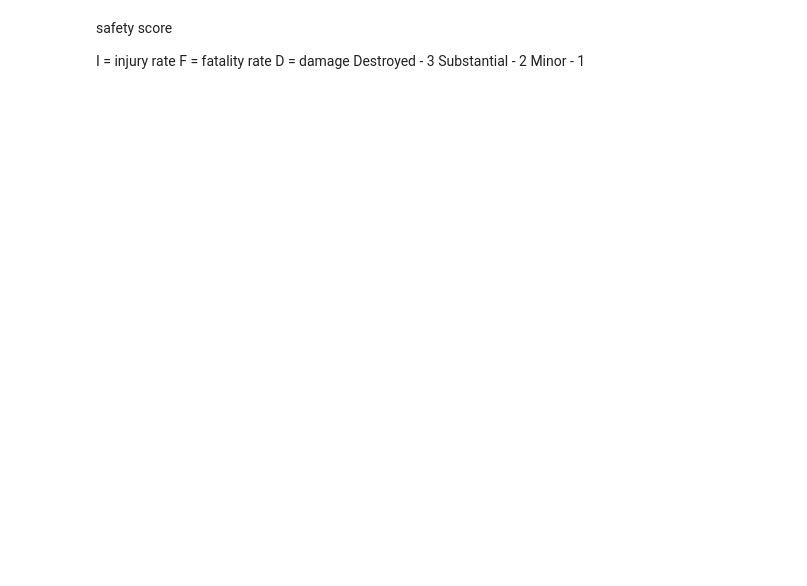
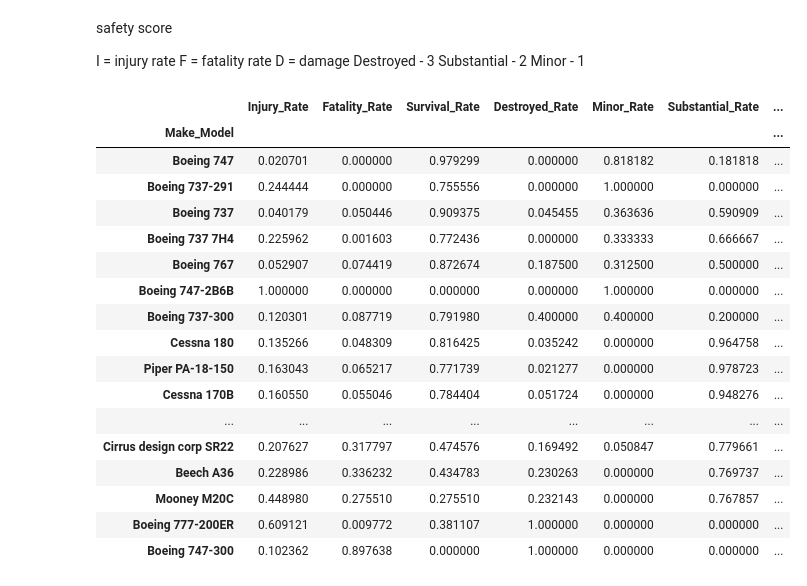
Before and after one commit to kaceyclougher/Phase-1-Project, a Jupyter notebook: Irwin's Analysis.ipynb, the cells around one changed output. Saved outputs shown, nothing was run; the diff lists cells and outputs as text; code cells hidden in the pictures; blank space fills up the shorter version.

```diff
--- a/Irwin's Analysis.ipynb
+++ b/Irwin's Analysis.ipynb
@@ -283,3 +262,54 @@ D = damage
     Destroyed - 3
     Substantial - 2
     Minor - 1
+# %%
+top_20 = df['Make_Model'].value_counts()
+Model_Rates = df[df['Make_Model'].isin(top_20.index)][['Make_Model', 'Total_Fatal_Injuries','Total_Injuries', 'Total_Passengers', 'Aircraft_Damage']]
+Model_Rates = df.groupby(['Make_Model'])[['Total_Injuries', 'Total_Fatal_Injuries','Total_Passengers']].sum().nlargest(60, columns=['Total_Injuries', 'Total_Passengers'])
+Model_Rates['Injury_Rate'] = Model_Rates['Total_Injuries']/Model_Rates['Total_Passengers']
+Model_Rates['Fatality_Rate'] = Model_Rates['Total_Fatal_Injuries']/Model_Rates['Total_Passengers']
+Model_Rates['Survival_Rate'] = 1- Model_Rates['Injury_Rate'] - Model_Rates['Fatality_Rate']
+Model_Rates
+
+Model_damage_list = df[df['Make_Model'].isin(top_20.index)][['Make_Model', 'Aircraft_Damage']]
+Model_damage_df = Model_damage_list.groupby(['Make_Model','Aircraft_Damage']).size().to_frame(None)
+Model_damage_sum = Model_damage_df.groupby(level='Make_Model').sum()
+
+Model_normalized_damage_df = Model_damage_df.div(Model_damage_sum, level='Make_Model')
+Model_normalized_damage_df = Model_normalized_damage_df.unstack(level=1, fill_value = 0)
+Model_normalized_damage_df
+
+Model_safety_score_df = Model_Rates.merge(Model_normalized_damage_df, left_index=True, right_index=True);
+
+Model_safety_score_df.rename(columns = {
+    (0, 'Destroyed') : 'Destroyed_Rate',
+    (0, 'Minor'): 'Minor_Rate',
+    (0, 'Substantial'): 'Substantial_Rate'
+}, inplace= True)
+
+Model_safety_score_df.drop(Model_safety_score_df.columns[0:3],axis =1,inplace= True)
+
+Model_safety_score_df['Safety_Score'] = (
+    10 * Model_safety_score_df['Fatality_Rate'] + 30 * Model_safety_score_df['Injury_Rate'] +  60 * Model_safety_score_df['Survival_Rate'] +
+    10 * Model_safety_score_df['Destroyed_Rate'] + 30 * Model_safety_score_df['Substantial_Rate']+ 60 * Model_safety_score_df['Minor_Rate'])
+
+Model_safety_score_df.sort_values(by=['Safety_Score'], ascending=False)
+# %% [output]
+|  | Injury_Rate | Fatality_Rate | Survival_Rate | Destroyed_Rate | Minor_Rate | Substantial_Rate | ... |
+| Make_Model |  |  |  |  |  |  | ... |
+| Boeing 747 | 0.020701 | 0.000000 | 0.979299 | 0.000000 | 0.818182 | 0.181818 | ... |
+| Boeing 737-291 | 0.244444 | 0.000000 | 0.755556 | 0.000000 | 1.000000 | 0.000000 | ... |
+| Boeing 737 | 0.040179 | 0.050446 | 0.909375 | 0.045455 | 0.363636 | 0.590909 | ... |
+| Boeing 737 7H4 | 0.225962 | 0.001603 | 0.772436 | 0.000000 | 0.333333 | 0.666667 | ... |
+| Boeing 767 | 0.052907 | 0.074419 | 0.872674 | 0.187500 | 0.312500 | 0.500000 | ... |
+| Boeing 747-2B6B | 1.000000 | 0.000000 | 0.000000 | 0.000000 | 1.000000 | 0.000000 | ... |
+| Boeing 737-300 | 0.120301 | 0.087719 | 0.791980 | 0.400000 | 0.400000 | 0.200000 | ... |
+| Cessna 180 | 0.135266 | 0.048309 | 0.816425 | 0.035242 | 0.000000 | 0.964758 | ... |
+| Piper PA-18-150 | 0.163043 | 0.065217 | 0.771739 | 0.021277 | 0.000000 | 0.978723 | ... |
+| Cessna 170B | 0.160550 | 0.055046 | 0.784404 | 0.051724 | 0.000000 | 0.948276 | ... |
+| ... | ... | ... | ... | ... | ... | ... | ... |
+| Cirrus design corp SR22 | 0.207627 | 0.317797 | 0.474576 | 0.169492 | 0.050847 | 0.779661 | ... |
+| Beech A36 | 0.228986 | 0.336232 | 0.434783 | 0.230263 | 0.000000 | 0.769737 | ... |
+| Mooney M20C | 0.448980 | 0.275510 | 0.275510 | 0.232143 | 0.000000 | 0.767857 | ... |
+| Boeing 777-200ER | 0.609121 | 0.009772 | 0.381107 | 1.000000 | 0.000000 | 0.000000 | ... |
+| Boeing 747-300 | 0.102362 | 0.897638 | 0.000000 | 1.000000 | 0.000000 | 0.000000 | ... |
```
Also changed, not shown: parts of 9 cells of this notebook, 2 other files.
